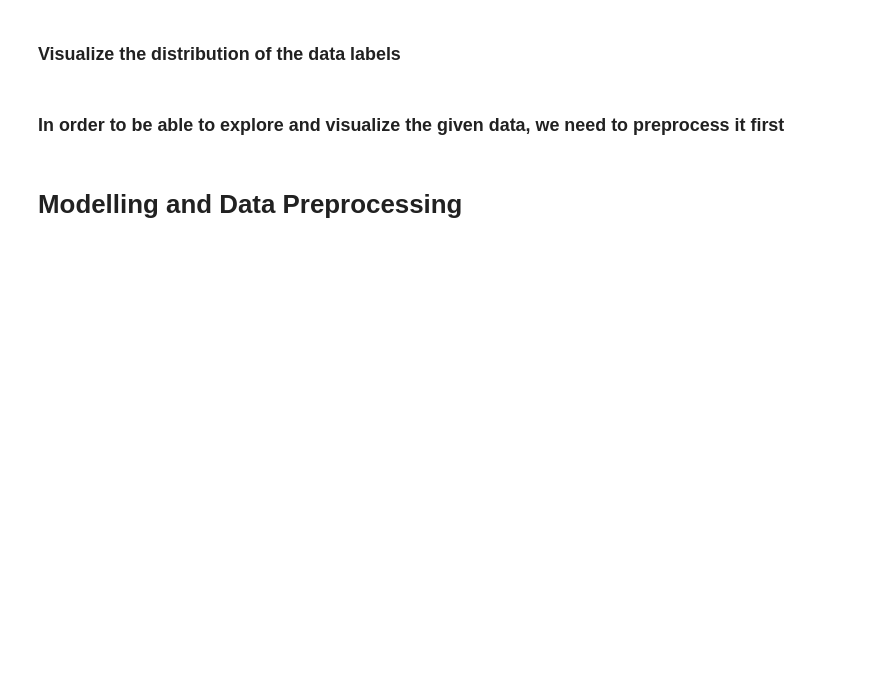
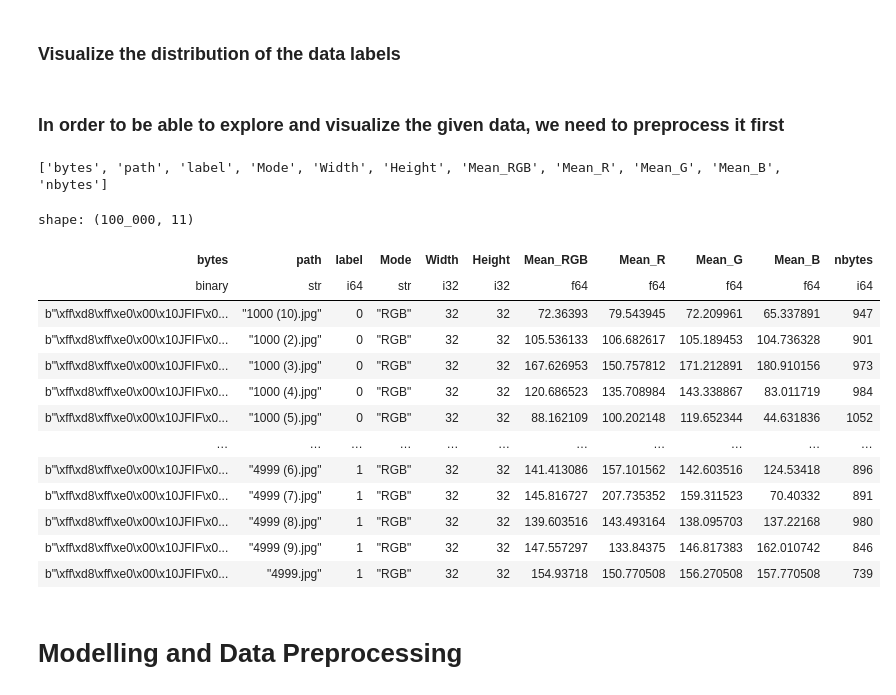
Before and after one commit to 1nuc/image-classification, a Jupyter notebook: run.ipynb, the cells around one changed output. Cells and saved outputs as stored; diff of their text form; code cells hidden in the pictures; blank space fills up the shorter version.

```diff
--- a/run.ipynb
+++ b/run.ipynb
@@ -52,30 +64,55 @@ data.columns
 def image_details(img_bytes):
     img=Image.open(io.BytesIO(img_bytes))
     pixels=np.array(img.convert('RGB'), dtype=np.float32)
-    return {
+    meta_data={
         "Mode": img.mode,
         "Width": img.width,
         "Height": img.height,
         "Mean_RGB": pixels.mean(),
-        "Mean_R":pixels[:,:,0],
-        "Mean_G":pixels[:,:,1],
-        "Mean_B":pixels[:,:,2],
+        "Mean_R":pixels[:,:,0].mean(),
+        "Mean_G":pixels[:,:,1].mean(),
+        "Mean_B":pixels[:,:,2].mean(),
         "nbytes":len(img_bytes)
     }
+    return meta_data
 # %%
 def preprocess_images(d):
     # preprocess the image and extract the path and the byte
     d=d.unnest('image')
     # Obtain meta data for the images
     d=d.with_columns(
-        pl.col('bytes').map_elements(
-            image_details, return_dtype=pl.Struct).alias("images_metadata"))
+        pl.col('bytes').map_elements(image_details, return_dtype=pl.Struct([
+            pl.Field("Mode",     pl.String),
+            pl.Field("Width",    pl.Int32),
+            pl.Field("Height",   pl.Int32),
+            pl.Field("Mean_RGB", pl.Float64),
+            pl.Field("Mean_R",   pl.Float64),
+            pl.Field("Mean_G",   pl.Float64),
+            pl.Field("Mean_B",   pl.Float64),
+            pl.Field("nbytes",   pl.Int64),
+        ])).alias("images_metadata"))
     d=d.unnest('images_metadata')
     print(d.columns)
     return d
 # %%
-data=data.pipe(preprocess_images)
+data=preprocess_images(data)
 data
+# %% [output]
+['bytes', 'path', 'label', 'Mode', 'Width', 'Height', 'Mean_RGB', 'Mean_R', 'Mean_G', 'Mean_B', 'nbytes']
+shape: (100_000, 11)
+| bytes | path | label | Mode | Width | Height | Mean_RGB | Mean_R | Mean_G | Mean_B | nbytes |
+| binary | str | i64 | str | i32 | i32 | f64 | f64 | f64 | f64 | i64 |
+| b"\xff\xd8\xff\xe0\x00\x10JFIF\x0... | "1000 (10).jpg" | 0 | "RGB" | 32 | 32 | 72.36393 | 79.543945 | 72.209961 | 65.337891 | 947 |
+| b"\xff\xd8\xff\xe0\x00\x10JFIF\x0... | "1000 (2).jpg" | 0 | "RGB" | 32 | 32 | 105.536133 | 106.682617 | 105.189453 | 104.736328 | 901 |
+| b"\xff\xd8\xff\xe0\x00\x10JFIF\x0... | "1000 (3).jpg" | 0 | "RGB" | 32 | 32 | 167.626953 | 150.757812 | 171.212891 | 180.910156 | 973 |
+| b"\xff\xd8\xff\xe0\x00\x10JFIF\x0... | "1000 (4).jpg" | 0 | "RGB" | 32 | 32 | 120.686523 | 135.708984 | 143.338867 | 83.011719 | 984 |
+| b"\xff\xd8\xff\xe0\x00\x10JFIF\x0... | "1000 (5).jpg" | 0 | "RGB" | 32 | 32 | 88.162109 | 100.202148 | 119.652344 | 44.631836 | 1052 |
+| … | … | … | … | … | … | … | … | … | … | … |
+| b"\xff\xd8\xff\xe0\x00\x10JFIF\x0... | "4999 (6).jpg" | 1 | "RGB" | 32 | 32 | 141.413086 | 157.101562 | 142.603516 | 124.53418 | 896 |
+| b"\xff\xd8\xff\xe0\x00\x10JFIF\x0... | "4999 (7).jpg" | 1 | "RGB" | 32 | 32 | 145.816727 | 207.735352 | 159.311523 | 70.40332 | 891 |
+| b"\xff\xd8\xff\xe0\x00\x10JFIF\x0... | "4999 (8).jpg" | 1 | "RGB" | 32 | 32 | 139.603516 | 143.493164 | 138.095703 | 137.22168 | 980 |
+| b"\xff\xd8\xff\xe0\x00\x10JFIF\x0... | "4999 (9).jpg" | 1 | "RGB" | 32 | 32 | 147.557297 | 133.84375 | 146.817383 | 162.010742 | 846 |
+| b"\xff\xd8\xff\xe0\x00\x10JFIF\x0... | "4999.jpg" | 1 | "RGB" | 32 | 32 | 154.93718 | 150.770508 | 156.270508 | 157.770508 | 739 |
 # %% [markdown]
 # Modelling and Data Preprocessing
 # %% [markdown]
```
Also changed, not shown: parts of 2 cells of this notebook.
